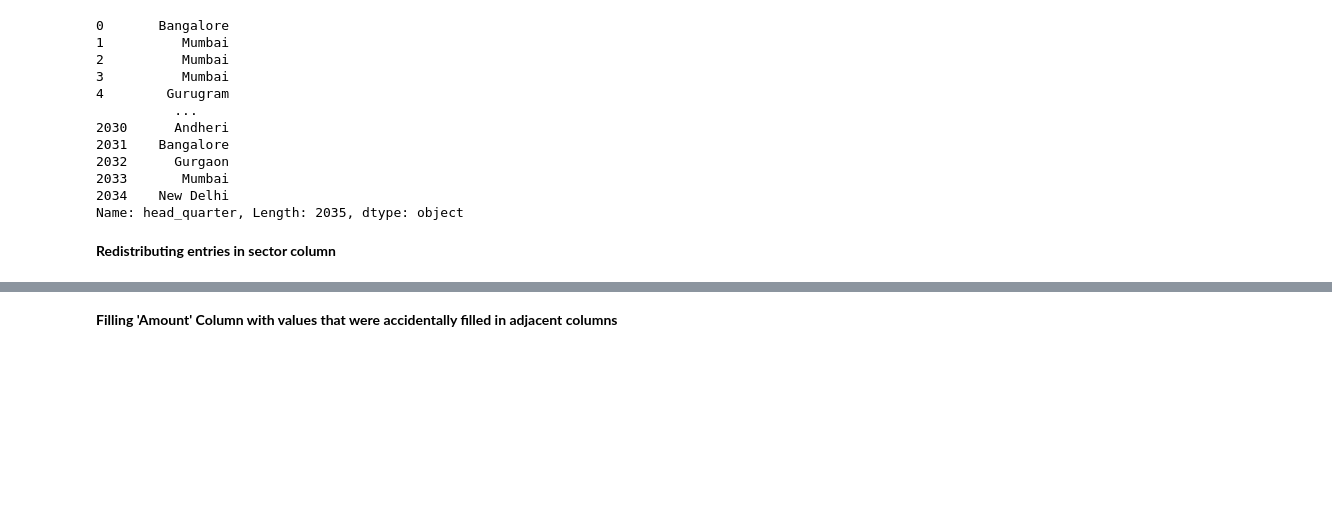
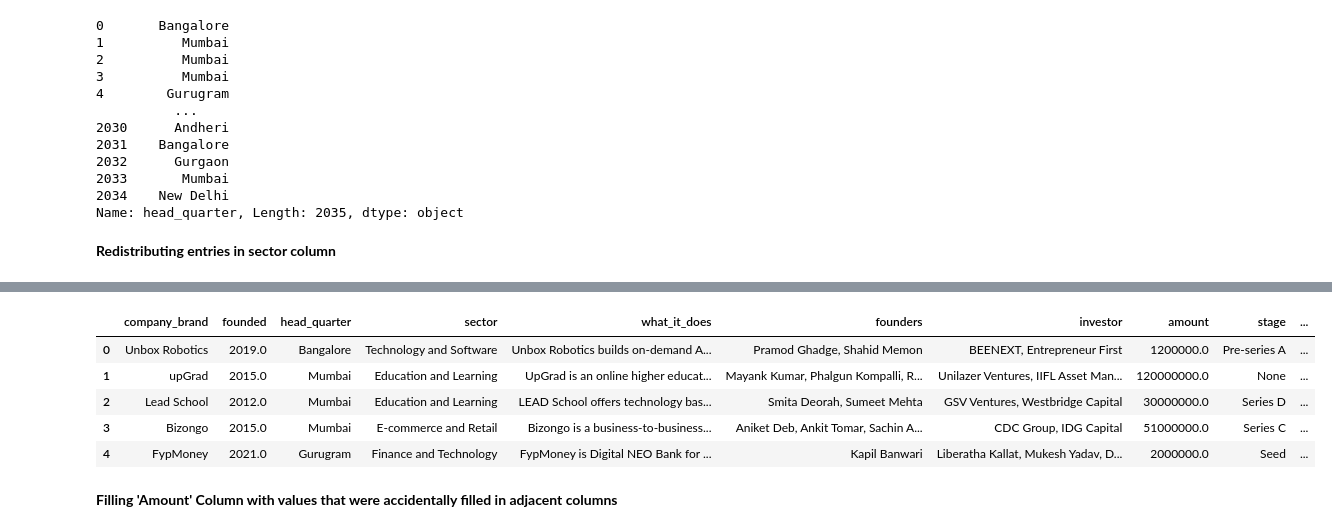
Before and after one commit to worlakuma/Indian_Startup_Ecosystem, a Jupyter notebook: main.ipynb, the cells around one changed output, grey strips where cells are left out. Cells and saved outputs as stored; diff of their text form; code cells hidden in the pictures; blank space fills up the shorter version.

```diff
--- a/main.ipynb
+++ b/main.ipynb
@@ -1671,9 +1879,9 @@ Name: head_quarter, Length: 2035, dtype: object
 # %%
-# Clean up sector names by replacing common misspellings and inconsistencies
-cl_df['sector'] = cl_df['sector'].str.replace("Helathcare", "healthcare", case=False)
-cl_df['sector'] = cl_df['sector'].str.replace("Healtcare", "healthcare", case=False)
-cl_df['sector'] = cl_df['sector'].str.replace("Heathcare", "healthcare", case=False)
-cl_df['sector'] = cl_df['sector'].str.replace("Information Technology & Services", "it", case=False)
+ #Clean up sector names by replacing common misspellings and inconsistencies
+cl_df['sector'] = cl_df['sector'].str.replace("Helathcare", "healthcare", regex=False)\
+    .str.replace("Healtcare", "healthcare", regex=False)\
+    .str.replace("Heathcare", "healthcare", regex=False)\
+    .str.replace("Information Technology & Services", "it", regex=False)
 
 def sector_redistribution(sector):
     if pd.isnull(sector):
@@ -1683,7 +1891,7 @@ def sector_redistribution(sector):
     sector = sector.strip()
 
     # Redistribute sectors into broader categories based on keywords
-    if re.search(r'banking|fintech|financial|finance|insurance|investment|crypto|advisory', sector, re.IGNORECASE):
+    if re.search(r'banking|fintech|financial|finance|insurance|investment|crypto|advisory|mutual|funds|telecommuncation', sector, re.IGNORECASE):
         return 'Finance and Technology'
     elif re.search(r'agriculture|farming|agritech|fishery', sector, re.IGNORECASE):
         return 'Agriculture and Technology'
@@ -1691,38 +1899,38 @@ def sector_redistribution(sector):
         return 'Education and Learning'
     elif re.search(r'e-commerce|retail|d2c|b2b|commerce|business|sales|product|wholesale|trading', sector, re.IGNORECASE):
         return 'E-commerce and Retail'
-    elif re.search(r'health|medical|wellness', sector, re.IGNORECASE):
+    elif re.search(r'health|medical|wellness|hygiene management', sector, re.IGNORECASE):
         return 'Healthcare and Health Technology'
-    elif re.search(r'software|saas|ai|it|internet|ar|crm|robotics|iot|mlops|translation|tech|Tech company', sector, re.IGNORECASE):
+    elif re.search(r'software|saas|ai|it|internet|ar|crm|robotics|iot|mlops|translation|tech|tech company|api|data|science|intelligence', sector, re.IGNORECASE):
         return 'Technology and Software'
     elif re.search(r'automotive|vehicle|automobile|battery', sector, re.IGNORECASE):
         return 'Automotive'
     elif re.search(r'transport|logistics|location', sector, re.IGNORECASE):
         return 'Transport and Logistics'
-    elif re.search(r'consumer|food|beverage|gaming|hospitality|cosmetics|games|pet|beauty|lifestyle|cannabis|milk|personal|tobacco|delivery', sector, re.IGNORECASE):
+    elif re.search(r'consumer|food|beverage|gaming|hospitality|cosmetics|games|pet|beauty|lifestyle|cannabis|milk|personal|tobacco|delivery|fmcg|jewellery', sector, re.IGNORECASE):
         return 'Consumer Goods and Services'
-    elif re.search(r'media|music|sports|nft|arts|podcast|audio|blogging|ott|Social Networking', sector, re.IGNORECASE):
+    elif re.search(r'media|music|sports|nft|arts|podcast|audio|blogging|ott|publication', sector, re.IGNORECASE):
         return 'Media and Entertainment'
-    elif re.search(r'estate|rental|design|Construction and Home Services', sector, re.IGNORECASE):
+    elif re.search(r'estate|rental|design|construction and home services|home|construction|accomodation', sector, re.IGNORECASE):
         return 'Real Estate and Housing'
     elif re.search(r'fashion|eyewear|textiles|clothing|footwear|merchandise', sector, re.IGNORECASE):
         return 'Fashion and Apparel'
     elif re.search(r'renewable|environment|solar|energy|pollution|purification', sector, re.IGNORECASE):
         return 'Energy and Environment'
-    elif re.search(r'human|consulting|job|video|information|legal|HR tech', sector, re.IGNORECASE):
+    elif re.search(r'human|consulting|job|video|information|legal|hr tech|hr', sector, re.IGNORECASE):
         return 'Human Resources and Consulting'
-    elif re.search(r'industrial|automation|telecommunication|electronics|ev|drone', sector, re.IGNORECASE):
+    elif re.search(r'industrial|automation|telecommunication|electronics|ev|drone|manufacturing', sector, re.IGNORECASE):
         return 'Industrial Automation and Technology'
-    elif re.search(r'construction|home', sector, re.IGNORECASE):
-        return 'Construction and Home Services'
-    elif re.search(r'marketing|advertisement|content|storytelling|analytics|Marketing and Advertising', sector, re.IGNORECASE):
+    elif re.search(r'marketing|advertisement|content|storytelling|analytics|marketing and advertising', sector, re.IGNORECASE):
         return 'Marketing and Advertising'
     elif re.search(r'dating|matrimony|networking|social|co-working|social networking', sector, re.IGNORECASE):
         return 'Social Networking'
-    elif re.search(r'cultural|tourism', sector, re.IGNORECASE):
+    elif re.search(r'cultural|tourism|travel|cultural and tourism', sector, re.IGNORECASE):
         return 'Cultural and Tourism'
-    elif re.search(r'space|aviation', sector, re.IGNORECASE):
+    elif re.search(r'space|aviation|aero company', sector, re.IGNORECASE):
         return 'Defence and Aviation'
+    elif re.search(r'Interior & decor|Eyeglasses|E-connect|Housing|Coworking|Co-living|Nano Distribution Network|Craft Beer|WL & RAC protection|Service industry|Customer service company|Entreprenurship|FM|Scanning app|Cloud company|Tyre management|Work fulfillment|Crowdsourcing|Escrow', sector, re.IGNORECASE):
+        return 'Other'
     else:
         return sector
 
@@ -1732,6 +1940,7 @@ cl_df['sector'] = cl_df['sector'].apply(sector_redistribution)
 # Get the value counts for the 'sector' column
 sector_counts = cl_df['sector'].value_counts()
 
+
 # Display results
 print(sector_counts)
 # %% [output]
@@ -1755,3 +1977,12 @@ Name: count, dtype: int64
+# %%
+cl_df.head()
+# %% [output]
+|  | company_brand | founded | head_quarter | sector | what_it_does | founders | investor | amount | stage | ... |
+| 0 | Unbox Robotics | 2019.0 | Bangalore | Technology and Software | Unbox Robotics builds on-demand A... | Pramod Ghadge, Shahid Memon | BEENEXT, Entrepreneur First | 1200000.0 | Pre-series A | ... |
+| 1 | upGrad | 2015.0 | Mumbai | Education and Learning | UpGrad is an online higher educat... | Mayank Kumar, Phalgun Kompalli, R... | Unilazer Ventures, IIFL Asset Man... | 120000000.0 | None | ... |
+| 2 | Lead School | 2012.0 | Mumbai | Education and Learning | LEAD School offers technology bas... | Smita Deorah, Sumeet Mehta | GSV Ventures, Westbridge Capital | 30000000.0 | Series D | ... |
+| 3 | Bizongo | 2015.0 | Mumbai | E-commerce and Retail | Bizongo is a business-to-business... | Aniket Deb, Ankit Tomar, Sachin A... | CDC Group, IDG Capital | 51000000.0 | Series C | ... |
+| 4 | FypMoney | 2021.0 | Gurugram | Finance and Technology | FypMoney is Digital NEO Bank for ... | Kapil Banwari | Liberatha Kallat, Mukesh Yadav, D... | 2000000.0 | Seed | ... |
 # %% [markdown]
 **Filling 'Amount' Column with values that were accidentally filled in adjacent columns**
 # %% [markdown]
```
Also changed, not shown: parts of 123 cells of this notebook.
